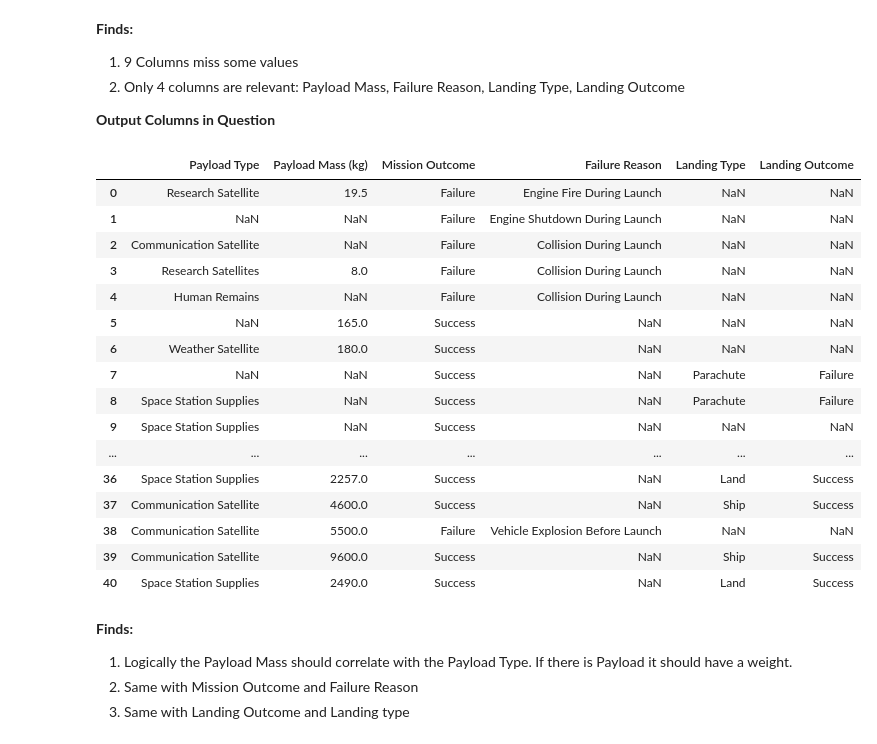
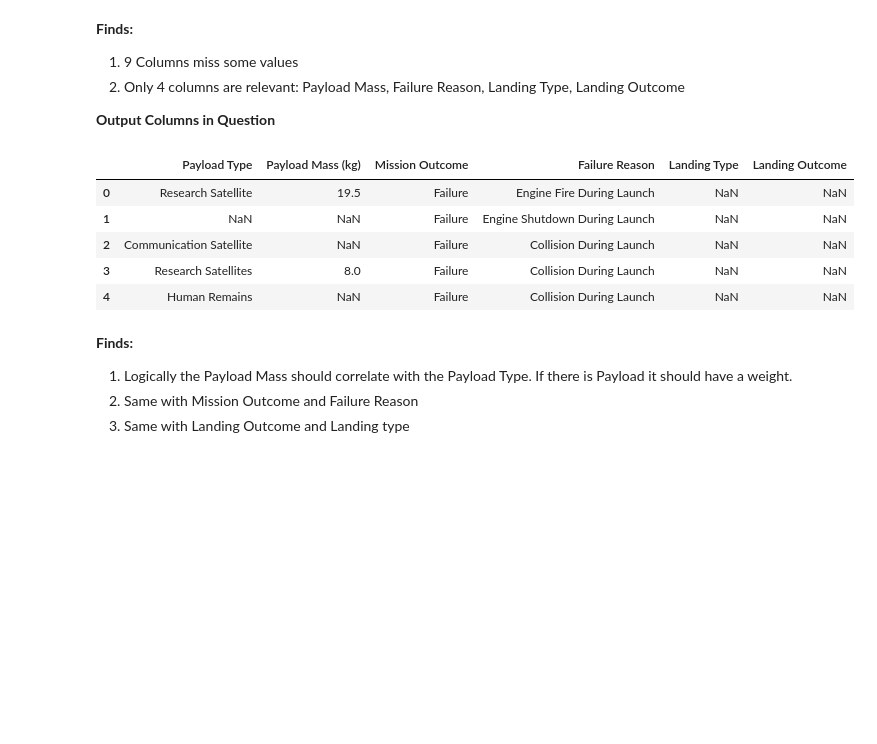
Before and after one commit to SurMux/ds, a Jupyter notebook: DataScience Project SpaceX Data.ipynb, the cells around one changed output. Saved outputs shown, nothing was run; the diff lists cells and outputs as text; code cells hidden in the pictures; blank space fills up the shorter version.

Commit message:
task 1.1

```diff
--- a/DataScience Project SpaceX Data.ipynb
+++ b/DataScience Project SpaceX Data.ipynb
@@ -65,3 +52,10 @@ Identify data quality issues, like missing values, duplicate data, etc.
 
 #### Cleaning Steps
 Document steps necessary to clean the data
+# %%
+# Performing cleaning tasks here
+# First change Launch Date
+
+spacex["Launch Date"] = pd.to_datetime(spacex["Launch Date"]).dt.strftime('%Y-%m-%d')
+
+spacex
@@ -172,25 +121,14 @@ Missing Data in:  ['Payload Type', 'Payload Mass (kg)', 'Payload Orbit', 'Custom
 # %%
 # Show relevant Columns with NaN values
 nan_spacex = spacex[['Payload Type', 'Payload Mass (kg)', 'Mission Outcome', 'Failure Reason', 'Landing Type', 'Landing Outcome']]
-nan_spacex
+nan_spacex.head()
 # %% [output]
 |  | Payload Type | Payload Mass (kg) | Mission Outcome | Failure Reason | Landing Type | Landing Outcome |
 | 0 | Research Satellite | 19.5 | Failure | Engine Fire During Launch | NaN | NaN |
 | 1 | NaN | NaN | Failure | Engine Shutdown During Launch | NaN | NaN |
 | 2 | Communication Satellite | NaN | Failure | Collision During Launch | NaN | NaN |
 | 3 | Research Satellites | 8.0 | Failure | Collision During Launch | NaN | NaN |
 | 4 | Human Remains | NaN | Failure | Collision During Launch | NaN | NaN |
-| 5 | NaN | 165.0 | Success | NaN | NaN | NaN |
-| 6 | Weather Satellite | 180.0 | Success | NaN | NaN | NaN |
-| 7 | NaN | NaN | Success | NaN | Parachute | Failure |
-| 8 | Space Station Supplies | NaN | Success | NaN | Parachute | Failure |
-| 9 | Space Station Supplies | NaN | Success | NaN | NaN | NaN |
-| ... | ... | ... | ... | ... | ... | ... |
-| 36 | Space Station Supplies | 2257.0 | Success | NaN | Land | Success |
-| 37 | Communication Satellite | 4600.0 | Success | NaN | Ship | Success |
-| 38 | Communication Satellite | 5500.0 | Failure | Vehicle Explosion Before Launch | NaN | NaN |
-| 39 | Communication Satellite | 9600.0 | Success | NaN | Ship | Success |
-| 40 | Space Station Supplies | 2490.0 | Success | NaN | Land | Success |
 # %% [markdown]
 **Finds:**
 1. Logically the Payload Mass should correlate with the Payload Type. If there is Payload it should have a weight.
```
Also changed, not shown: parts of 50 cells of this notebook.
